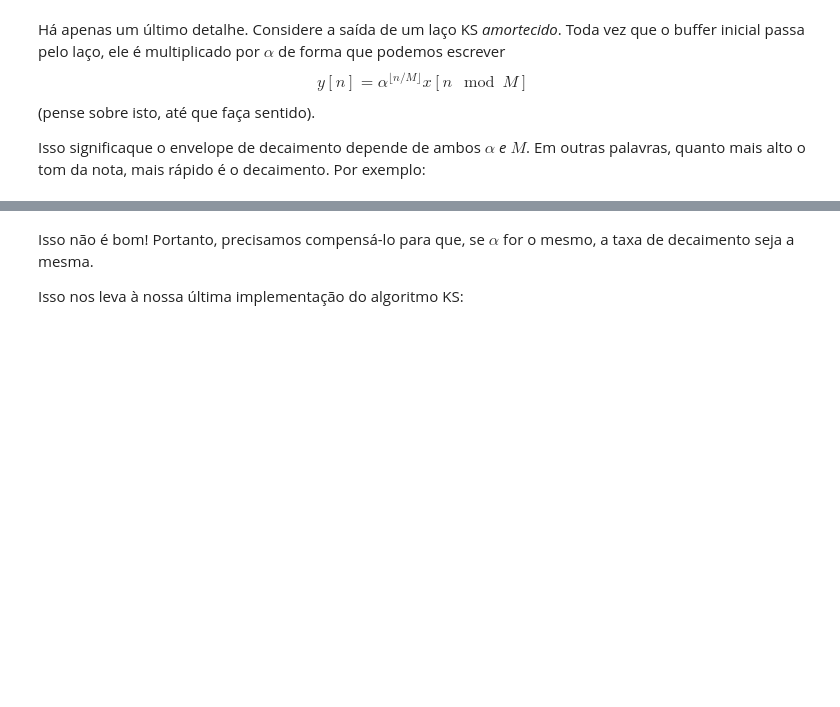
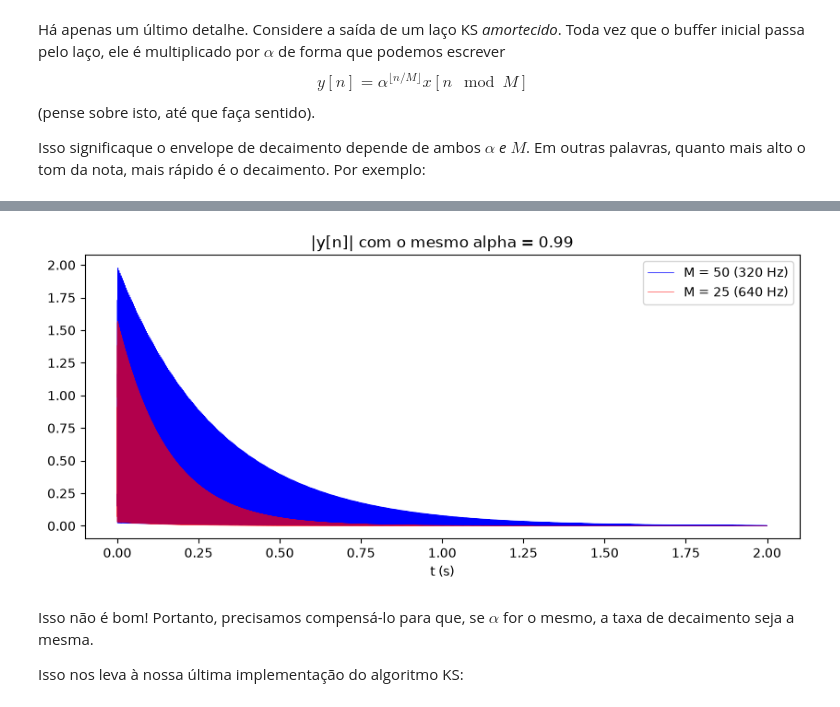
Before and after one commit to sandroxavierdeveloper/2026-2-INF0413-SignalProcessing, a Jupyter notebook: assets/labs/le04_karplus-strong/le04_karplus-strong.ipynb, the cells around one changed output, grey strips where cells are left out. Saved outputs shown, nothing was run; the diff lists cells and outputs as text; code cells hidden in the pictures; blank space fills up the shorter version.

```diff
--- a/assets/labs/le04_karplus-strong/le04_karplus-strong.ipynb
+++ b/assets/labs/le04_karplus-strong/le04_karplus-strong.ipynb
@@ -275,0 +290,7 @@ Audio(data=y, rate=fs)
+# %%
+# Nota mais GRAVE: buffer de M = 50 amostras -> 16000/50 = 320 Hz
+x50 = np.random.randn(50)
+y50 = KS_3(x50, int(2*fs), 0.99)
+
+print(f'M = 50 -> {fs/50:.0f} Hz; apos 1 s sobra 0.99^{fs//50} = {0.99**(fs/50):.4f} da amplitude')
+Audio(data=y50, rate=fs)
@@ -275,0 +300,8 @@ Audio(data=y, rate=fs)
+# %%
+# Nota mais AGUDA: buffer de M = 25 amostras -> 16000/25 = 640 Hz (uma oitava acima)
+# O alpha age uma vez por PERIODO, e a nota aguda tem o dobro de periodos por segundo
+x25 = np.random.randn(25)
+y25 = KS_3(x25, int(2*fs), 0.99)
+
+print(f'M = 25 -> {fs/25:.0f} Hz; apos 1 s sobra 0.99^{fs//25} = {0.99**(fs/25):.4f} da amplitude')
+Audio(data=y25, rate=fs)
@@ -276,3 +311,15 @@ Audio(data=y, rate=fs)
+# %%
+# Os dois envelopes lado a lado: a nota aguda morre bem mais rapido
+t = np.arange(len(y50)) / fs
+fig, ax = plt.subplots(figsize=(10, 4))
+ax.plot(t, np.abs(y50), 'b', linewidth=0.5, label='M = 50 (320 Hz)')
+ax.plot(t, np.abs(y25), 'r', linewidth=0.5, alpha=0.7, label='M = 25 (640 Hz)')
+ax.set_xlabel('t (s)')
+ax.set_title('|y[n]| com o mesmo alpha = 0.99')
+ax.legend()
+plt.show()
+# %% [output]
+[figure, added]
 # %% [markdown]
 Isso não é bom!
 Portanto, precisamos compensá-lo para que, se $\alpha$ for o mesmo, a taxa de decaimento seja a mesma.
```
Also changed, not shown: parts of 17 cells of this notebook, 5 other files.
